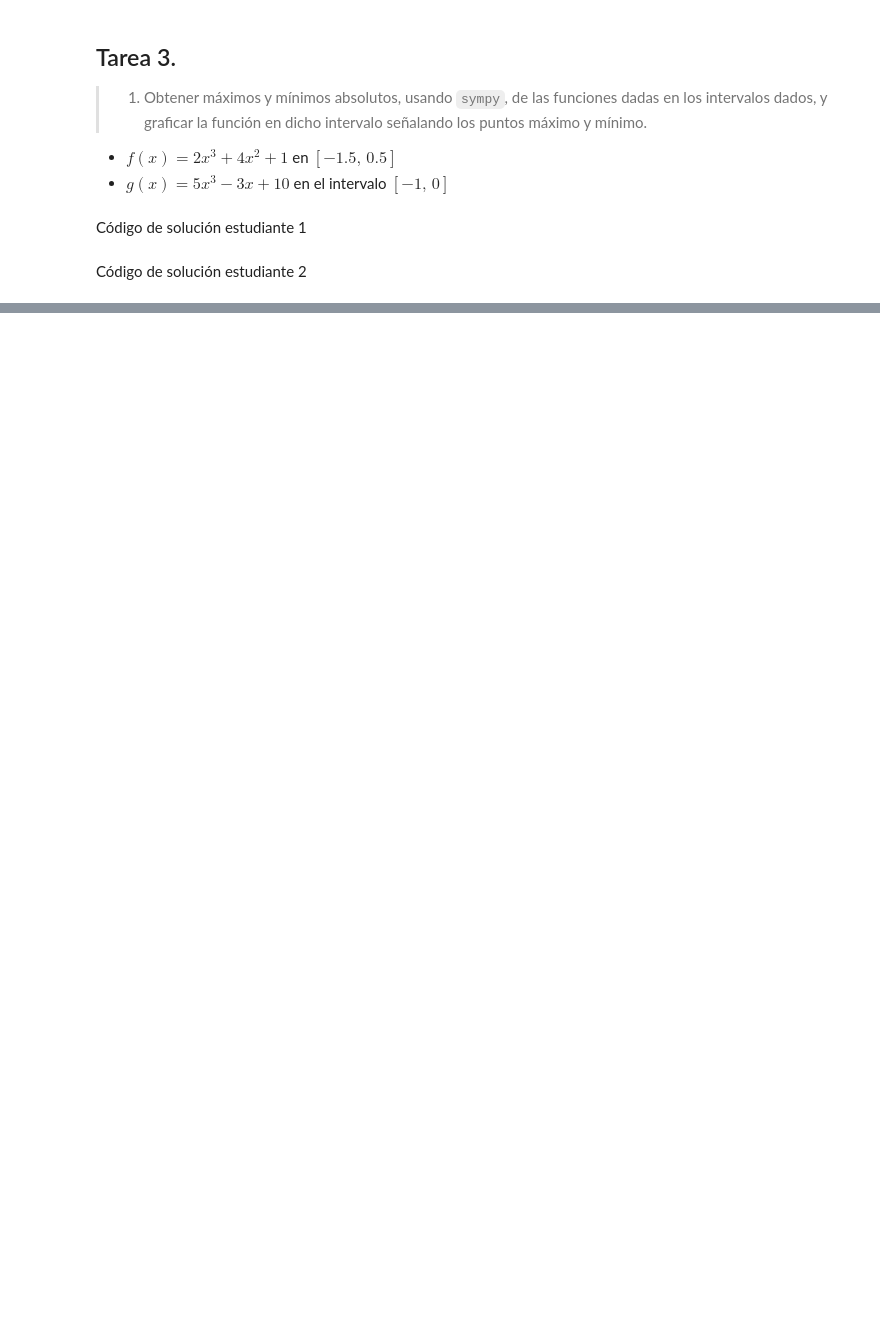
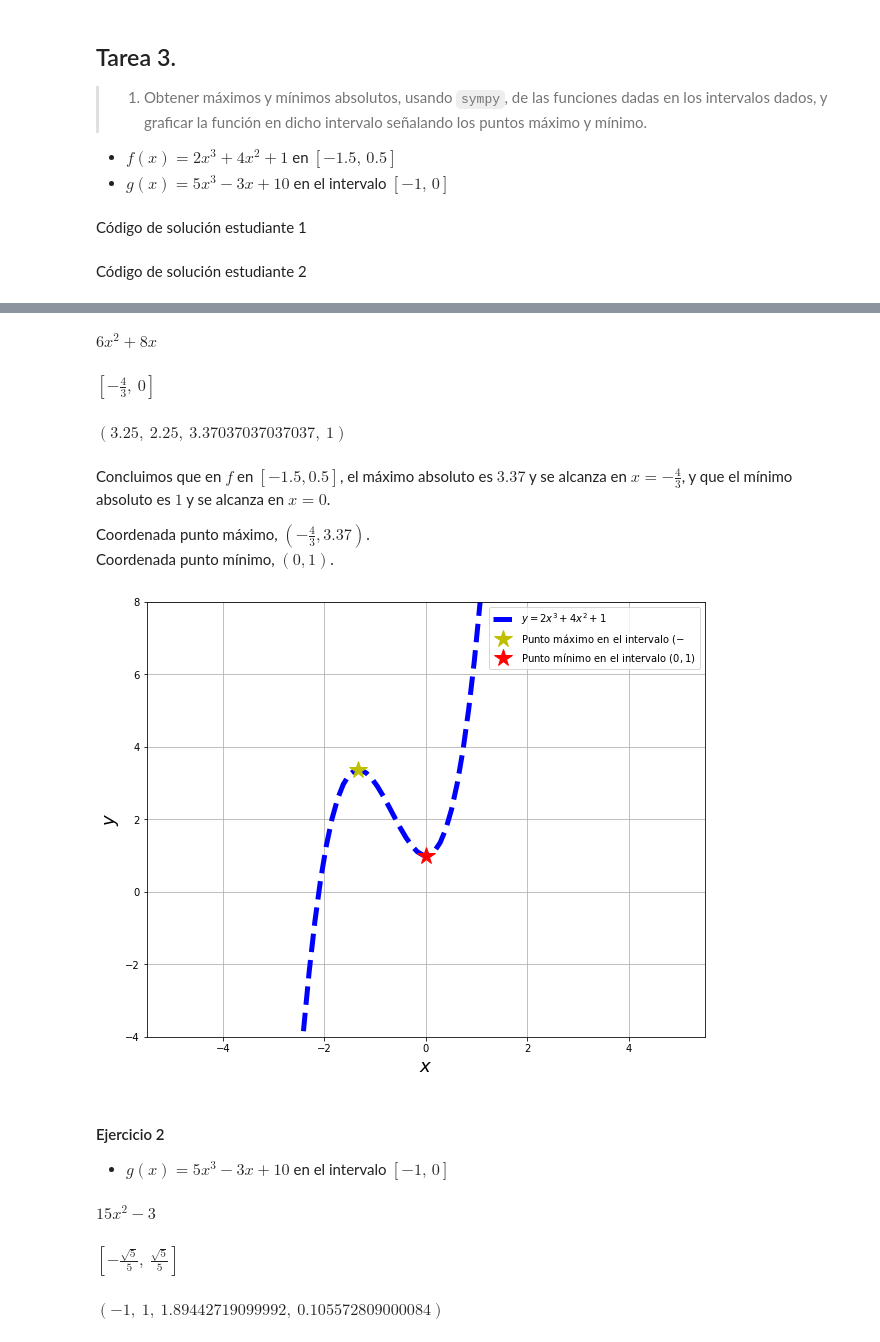
Before and after one commit to CarolinaCasillas/T2MariaMartinez_CarolinaCasillas, a Jupyter notebook: T2MariaMartinez_CarolinaCasillas.ipynb, the cells around one changed output, grey strips where cells are left out. Saved outputs shown, nothing was run; the diff lists cells and outputs as text; code cells hidden in the pictures; blank space fills up the shorter version.

```diff
--- a/T2MariaMartinez_CarolinaCasillas.ipynb
+++ b/T2MariaMartinez_CarolinaCasillas.ipynb
@@ -33,0 +41,46 @@ Código de solución estudiante 2
+# %%
+sym.var("x",real=True)
+def f(x):
+    return (2*(x**3))+(4*(x**2))+1
+# %%
+df = sym.diff(f(x),x)
+df
+# %% [output]
+$\displaystyle 6 x^{2} + 8 x$
+# %%
+xc = xc = sym.solve(df,x)
+xc
+# %% [output]
+$\displaystyle \left[ - \frac{4}{3}, \  0\right]$
+# %%
+f(-1.5), f(0.5), f(-4/3), f(0)
+# %% [output]
+$\displaystyle \left( 3.25, \  2.25, \  3.37037037037037, \  1\right)$
+# %% [markdown]
+Concluimos que en $f$ en $\left[-1.5,0.5\right]$, el máximo absoluto es $3.37$ y se alcanza en $x=-\frac{4}{3}$, y que el mínimo absoluto es $1$ y se alcanza en $x=0$.
+
+Coordenada punto máximo, $(-\frac{4}{3}, 3.37)$.
+Coordenada punto mínimo, $(0, 1)$.
+# %%
+xnum = np.linspace(-5,5,90)
+ynum = f(xnum)
+# %%
+plt.figure(figsize=(10,8))
+
+plt.plot(xnum,ynum,'--b',lw=5,label='$y = 2x^3+4x^2+1$')
+plt.plot([-4/3],[f(-4/3)],'*y',ms=18,label='Punto máximo en el intervalo $(-\frac{4}{3}, 3.37)$')
+plt.plot([0],[1],'*r',ms=18,label='Punto mínimo en el intervalo $(0, 1)$')
+
+plt.ylim(-4,8)
+
+plt.xlabel('$x$',fontsize=18)
+plt.ylabel('$y$',fontsize=18)
+
+plt.grid()
+plt.legend(loc='best')
+plt.show()
+# %% [output]
+[figure, added]
+# %% [markdown]
+#### Ejercicio 2
+- $g(x) = 5x^3-3x+10$ en el intervalo $[-1, \,0]$
@@ -33,0 +90,14 @@ Código de solución estudiante 2
+# %%
+dg = sym.diff(g(x),x)
+dg
+# %% [output]
+$\displaystyle 15 x^{2} - 3$
+# %%
+xd = sym.solve(dg,x)
+xd
+# %% [output]
+$\displaystyle \left[ - \frac{\sqrt{5}}{5}, \  \frac{\sqrt{5}}{5}\right]$
+# %%
+g(-1), g(0), g(-(5**(1/2))/5), g((5**(1/2))/5)
+# %% [output]
+$\displaystyle \left( -1, \  1, \  1.89442719099992, \  0.105572809000084\right)$
```
Also changed, not shown: parts of 8 cells of this notebook.
